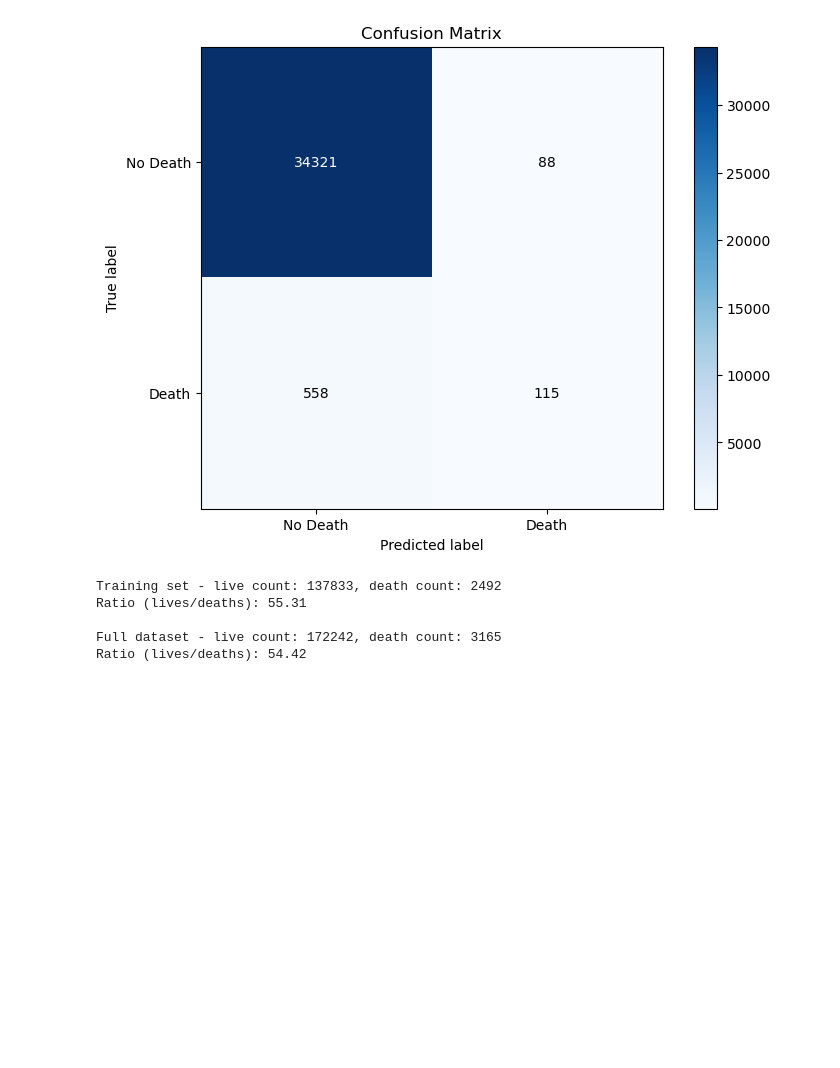
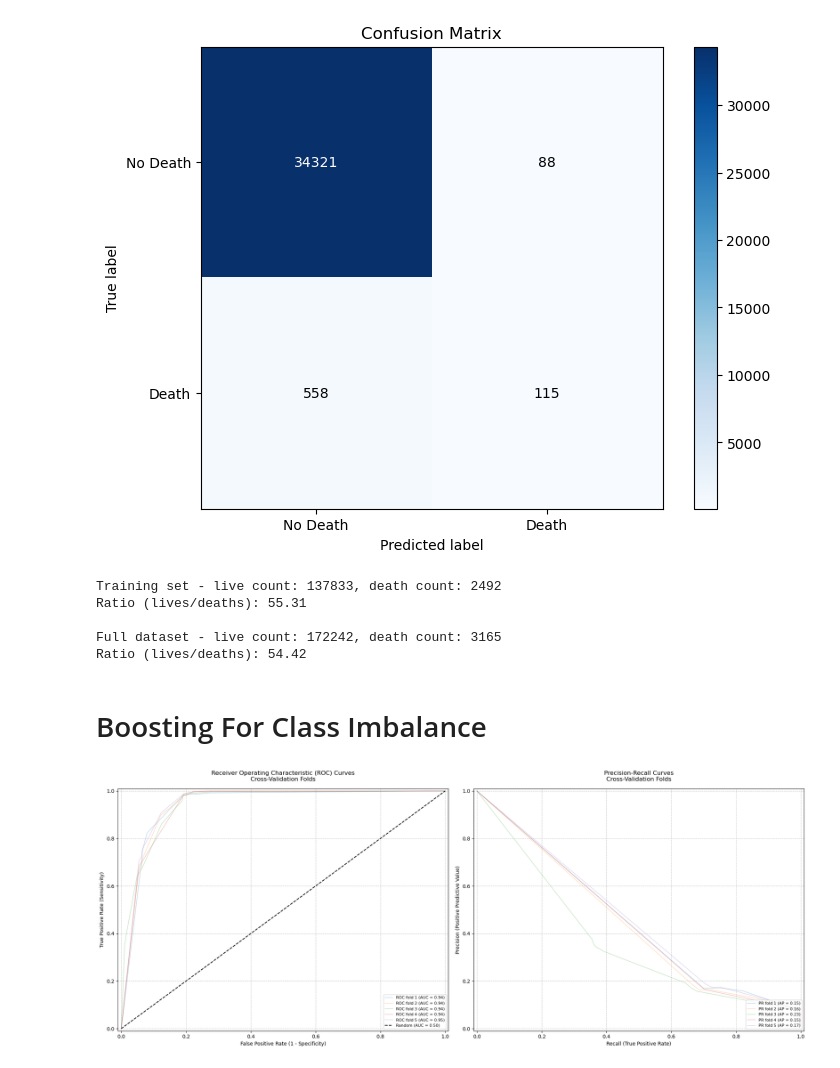
Before and after one commit to zeroday-zaddy/gmu-cs504-fa24-project, a Jupyter notebook: logistic_regression.ipynb, the cells around one changed output. Cells and saved outputs as stored; diff of their text form; code cells hidden in the pictures; blank space fills up the shorter version.

```diff
--- a/logistic_regression.ipynb
+++ b/logistic_regression.ipynb
@@ -339,0 +395,2 @@ Ratio (lives/deaths): 54.42
+# %% [markdown]
+# Boosting For Class Imbalance
@@ -339,0 +401,13 @@ Ratio (lives/deaths): 54.42
+# %%
+# Initialize AdaBoost with balanced class weights in base estimator
+base_estimator = DecisionTreeClassifier(
+    max_depth=3,
+    class_weight='balanced'
+)
+
+ada_model = AdaBoostClassifier(
+    estimator=base_estimator,
+    n_estimators=100,
+    learning_rate=0.1,
+    random_state=42
+)
@@ -339,0 +464,40 @@ Ratio (lives/deaths): 54.42
+# %%
+# Plotting code
+fig, (ax1, ax2) = plt.subplots(1, 2, figsize=(20, 8))
+
+# Plot individual ROC curves
+for fold, (fpr, tpr) in enumerate(zip(fold_fprs, fold_tprs)):
+    fold_auc = auc(fpr, tpr)
+    ax1.plot(fpr, tpr, lw=1, alpha=0.3,
+             label=f'ROC fold {fold+1} (AUC = {fold_auc:.2f})')
+
+# Plot individual PR curves
+for fold, (recall, precision, pr_auc) in enumerate(zip(fold_recalls, fold_precisions, pr_aucs)):
+    ax2.plot(recall, precision, lw=1, alpha=0.3,
+             label=f'PR fold {fold+1} (AP = {pr_auc:.2f})')
+
+# Configure ROC plot (ax1)
+ax1.set_title('Receiver Operating Characteristic (ROC) Curves\nCross-Validation Folds',
+              fontsize=12, pad=15)
+ax1.set_xlabel('False Positive Rate (1 - Specificity)', fontsize=10)
+ax1.set_ylabel('True Positive Rate (Sensitivity)', fontsize=10)
+ax1.grid(True, linestyle='--', alpha=0.7)
+ax1.plot([0, 1], [0, 1], 'k--', label='Random (AUC = 0.50)')
+ax1.set_xlim([-0.01, 1.01])
+ax1.set_ylim([-0.01, 1.01])
+ax1.legend(loc='lower right', fontsize=8)
+
+# Configure PR plot (ax2)
+ax2.set_title('Precision-Recall Curves\nCross-Validation Folds',
+              fontsize=12, pad=15)
+ax2.set_xlabel('Recall (True Positive Rate)', fontsize=10)
+ax2.set_ylabel('Precision (Positive Predictive Value)', fontsize=10)
+ax2.grid(True, linestyle='--', alpha=0.7)
+ax2.set_xlim([-0.01, 1.01])
+ax2.set_ylim([-0.01, 1.01])
+ax2.legend(loc='lower right', fontsize=8)
+
+# Final layout adjustments
+plt.tight_layout()
+# %% [output]
+[figure, added]
```
Also changed, not shown: parts of 13 cells of this notebook, 2 other files.
